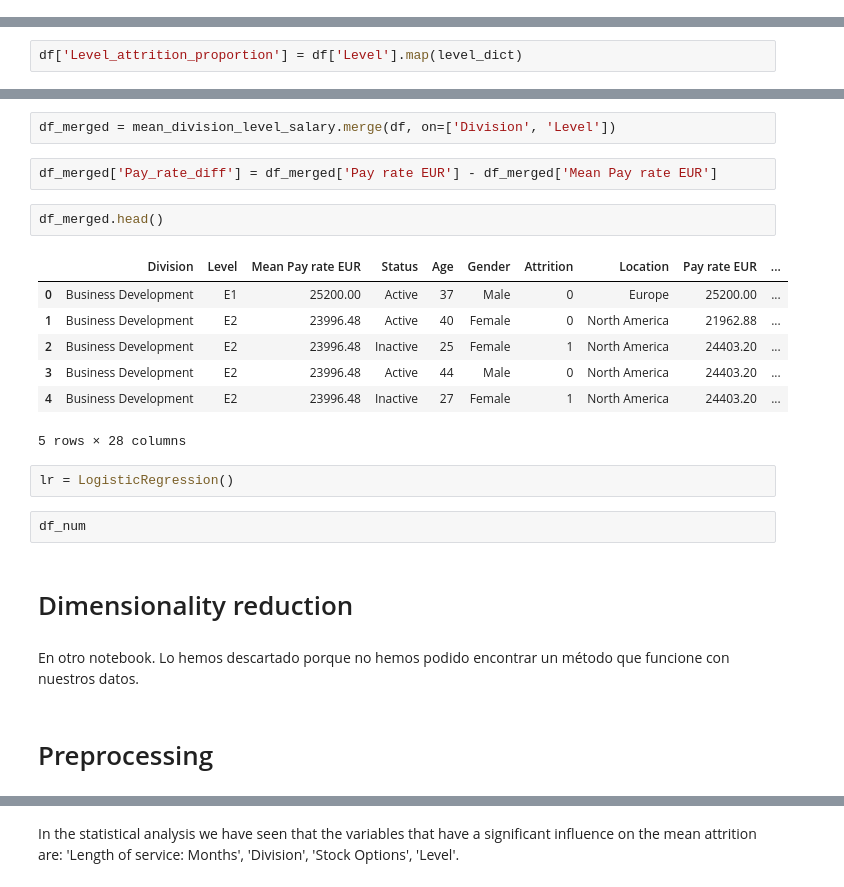
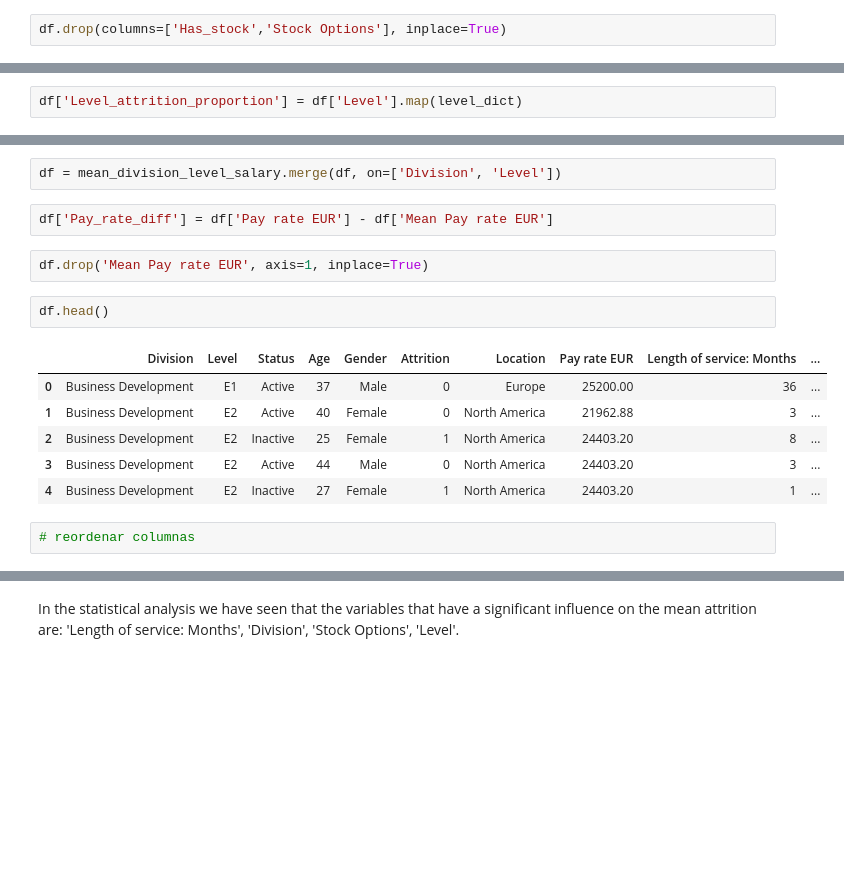
Before and after one commit to ta-datapt-bcn/project-statistical-analysis, a Jupyter notebook: julia-code.ipynb, the cells around one changed output, grey strips where cells are left out. Cells and saved outputs as stored; diff of their text form; blank space fills up the shorter version.

```diff
--- a/julia-code.ipynb
+++ b/julia-code.ipynb
@@ -537,5 +526,7 @@ px.bar(df_stock, x=df_stock.index, y='Proportion', color='Proportion').update_xa
 # %% [output]
 [interactive output not drawn]
+# %%
+df.drop(columns=['Has_stock','Stock Options'], inplace=True)
 # %% [markdown]
 ### Level
 # %%
@@ -664,24 +666,17 @@ mean_division_level_salary
 # %%
-df_merged = mean_division_level_salary.merge(df, on=['Division', 'Level'])
+df = mean_division_level_salary.merge(df, on=['Division', 'Level'])
 # %%
-df_merged['Pay_rate_diff'] = df_merged['Pay rate EUR'] - df_merged['Mean Pay rate EUR']
+df['Pay_rate_diff'] = df['Pay rate EUR'] - df['Mean Pay rate EUR']
+# %%
+df.drop('Mean Pay rate EUR', axis=1, inplace=True)
 # %%
-df_merged.head()
+df.head()
 # %% [output]
-|  | Division | Level | Mean Pay rate EUR | Status | Age | Gender | Attrition | Location | Pay rate EUR | ... |
-| 0 | Business Development | E1 | 25200.00 | Active | 37 | Male | 0 | Europe | 25200.00 | ... |
-| 1 | Business Development | E2 | 23996.48 | Active | 40 | Female | 0 | North America | 21962.88 | ... |
-| 2 | Business Development | E2 | 23996.48 | Inactive | 25 | Female | 1 | North America | 24403.20 | ... |
-| 3 | Business Development | E2 | 23996.48 | Active | 44 | Male | 0 | North America | 24403.20 | ... |
-| 4 | Business Development | E2 | 23996.48 | Inactive | 27 | Female | 1 | North America | 24403.20 | ... |
+|  | Division | Level | Status | Age | Gender | Attrition | Location | Pay rate EUR | Length of service: Months | ... |
+| 0 | Business Development | E1 | Active | 37 | Male | 0 | Europe | 25200.00 | 36 | ... |
+| 1 | Business Development | E2 | Active | 40 | Female | 0 | North America | 21962.88 | 3 | ... |
+| 2 | Business Development | E2 | Inactive | 25 | Female | 1 | North America | 24403.20 | 8 | ... |
+| 3 | Business Development | E2 | Active | 44 | Male | 0 | North America | 24403.20 | 3 | ... |
+| 4 | Business Development | E2 | Inactive | 27 | Female | 1 | North America | 24403.20 | 1 | ... |
-5 rows × 28 columns
 # %%
-lr = LogisticRegression()
+# reordenar columnas
-# %%
-df_num
-# %% [markdown]
-# Dimensionality reduction
-# %% [markdown]
-En otro notebook. Lo hemos descartado porque no hemos podido encontrar un método que funcione con nuestros datos.
-# %% [markdown]
-# Preprocessing
```
Also changed, not shown: parts of 104 cells of this notebook, 3 other files.
